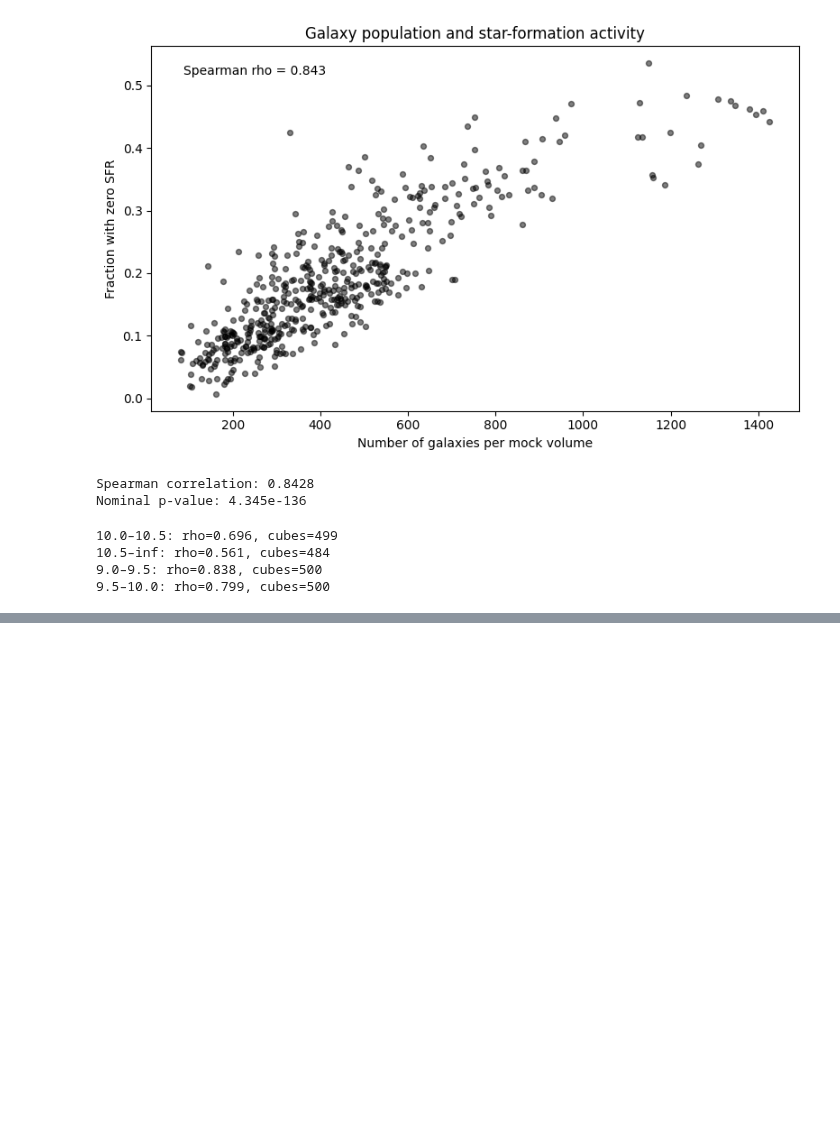
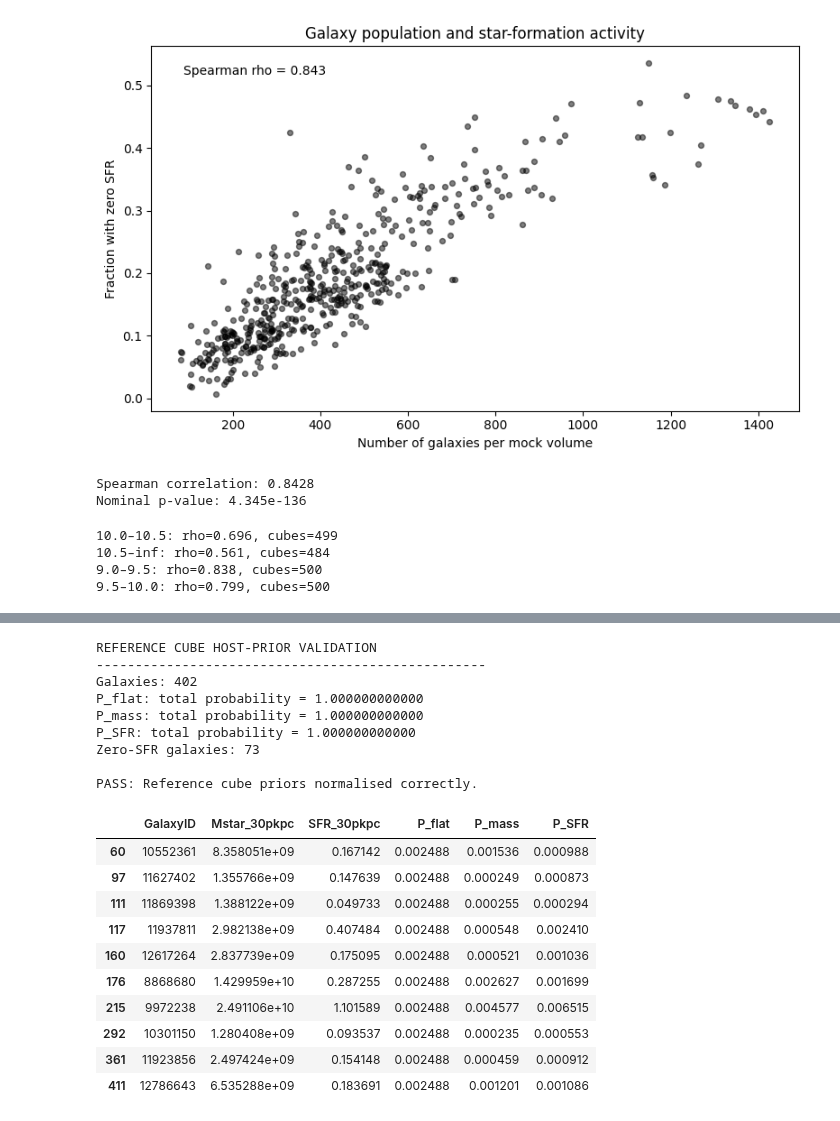
Before and after one commit to saatour/GW170817, a Jupyter notebook: 20261013_EAGLE_simulation_analysis_Chapter6.ipynb, the cells around one changed output, grey strips where cells are left out. Cells and saved outputs as stored; diff of their text form; code cells hidden in the pictures; blank space fills up the shorter version.

```diff
--- a/20261013_EAGLE_simulation_analysis_Chapter6.ipynb
+++ b/20261013_EAGLE_simulation_analysis_Chapter6.ipynb
@@ -1985,0 +2124,70 @@ for mass_bin, group in mass_bin_results.groupby("mass_bin"):
+# %%
+# ============================================================
+# CELL 39
+# Apply host priors to the reference EAGLE cube
+# ============================================================
+
+reference_probabilities = apply_host_priors(
+    reference_cube
+)
+
+print("REFERENCE CUBE HOST-PRIOR VALIDATION")
+print("-" * 50)
+
+print("Galaxies:", len(reference_probabilities))
+
+for column in ["P_flat", "P_mass", "P_SFR"]:
+
+    total = reference_probabilities[column].sum()
+
+    print(f"{column}: total probability = {total:.12f}")
+
+    assert np.isclose(total, 1.0, atol=1e-12)
+
+# Confirm zero-SFR galaxies receive zero SFR weight
+zero_sfr = reference_probabilities["SFR_30pkpc"] == 0
+
+assert (
+    reference_probabilities.loc[zero_sfr, "P_SFR"] == 0
+).all()
+
+print(
+    "Zero-SFR galaxies:",
+    int(zero_sfr.sum())
+)
+
+print("\nPASS: Reference cube priors normalised correctly.")
+
+display(
+    reference_probabilities[
+        [
+            "GalaxyID",
+            "Mstar_30pkpc",
+            "SFR_30pkpc",
+            "P_flat",
+            "P_mass",
+            "P_SFR"
+        ]
+    ].head(10)
+)
+# %% [output]
+REFERENCE CUBE HOST-PRIOR VALIDATION
+--------------------------------------------------
+Galaxies: 402
+P_flat: total probability = 1.000000000000
+P_mass: total probability = 1.000000000000
+P_SFR: total probability = 1.000000000000
+Zero-SFR galaxies: 73
+
+PASS: Reference cube priors normalised correctly.
+|  | GalaxyID | Mstar_30pkpc | SFR_30pkpc | P_flat | P_mass | P_SFR |
+| 60 | 10552361 | 8.358051e+09 | 0.167142 | 0.002488 | 0.001536 | 0.000988 |
+| 97 | 11627402 | 1.355766e+09 | 0.147639 | 0.002488 | 0.000249 | 0.000873 |
+| 111 | 11869398 | 1.388122e+09 | 0.049733 | 0.002488 | 0.000255 | 0.000294 |
+| 117 | 11937811 | 2.982138e+09 | 0.407484 | 0.002488 | 0.000548 | 0.002410 |
+| 160 | 12617264 | 2.837739e+09 | 0.175095 | 0.002488 | 0.000521 | 0.001036 |
+| 176 | 8868680 | 1.429959e+10 | 0.287255 | 0.002488 | 0.002627 | 0.001699 |
+| 215 | 9972238 | 2.491106e+10 | 1.101589 | 0.002488 | 0.004577 | 0.006515 |
+| 292 | 10301150 | 1.280408e+09 | 0.093537 | 0.002488 | 0.000235 | 0.000553 |
+| 361 | 11923856 | 2.497424e+09 | 0.154148 | 0.002488 | 0.000459 | 0.000912 |
+| 411 | 12786643 | 6.535288e+09 | 0.183691 | 0.002488 | 0.001201 | 0.001086 |
```
Also changed, not shown: parts of 8 cells of this notebook.
